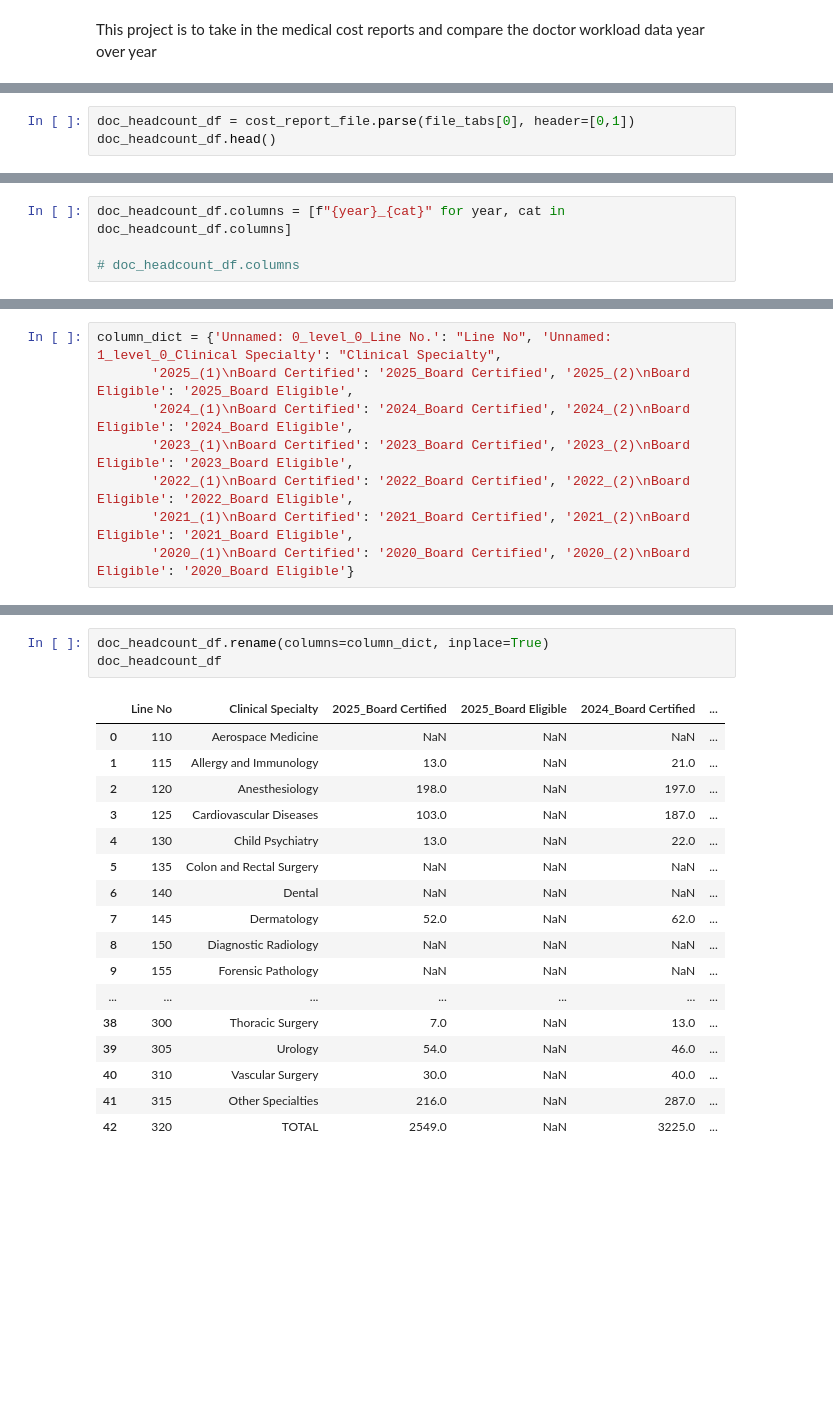
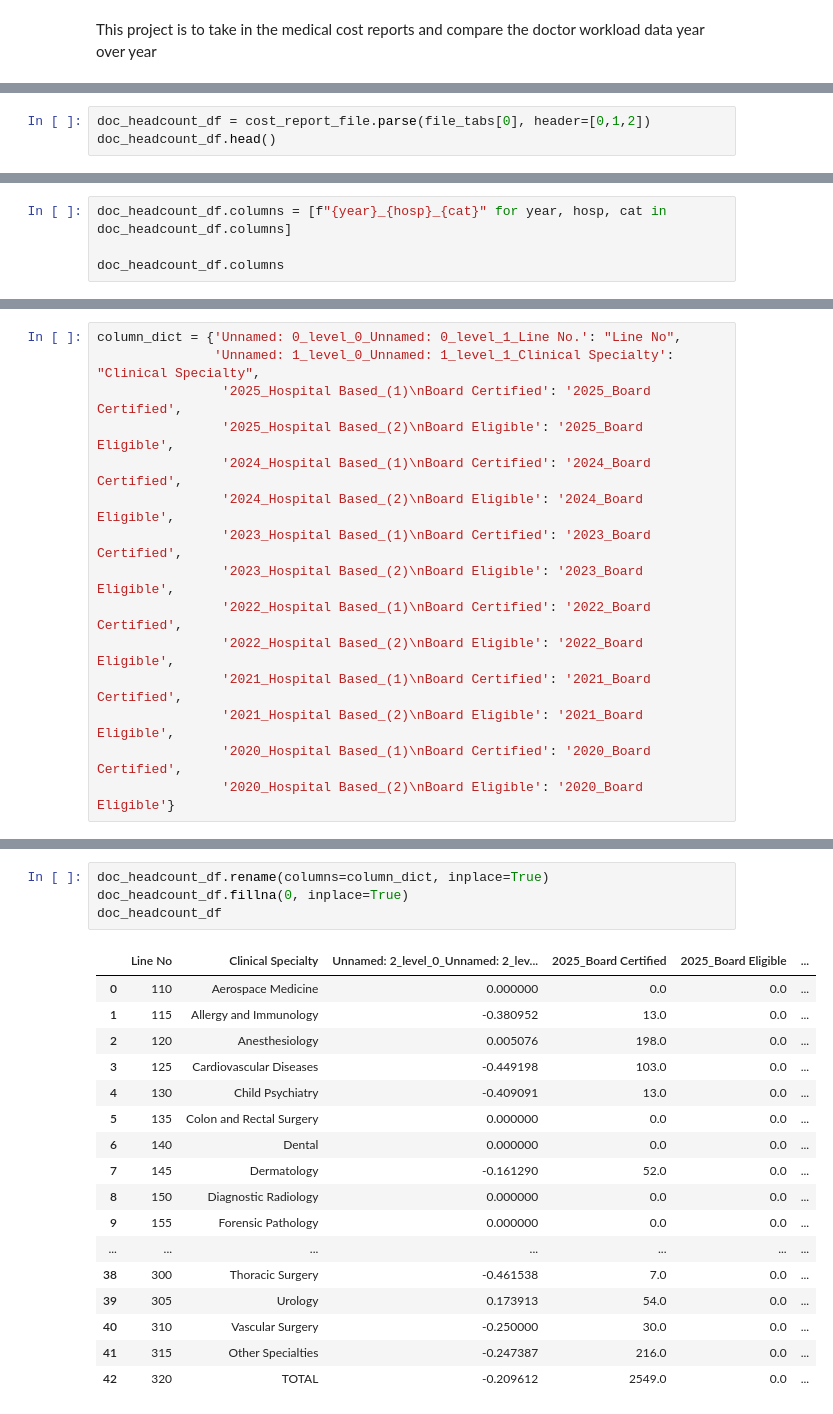
Before and after one commit to tougheye/Data_processing, a Jupyter notebook: Doctor_workload_analysis.ipynb, the cells around one changed output, grey strips where cells are left out. Drawn from its saved outputs; the diff is of its cells as text; blank space fills up the shorter version.

```diff
--- a/Doctor_workload_analysis.ipynb
+++ b/Doctor_workload_analysis.ipynb
@@ -11,4 +14,4 @@ file_tabs = cost_report_file.sheet_names
 # %%
-doc_headcount_df = cost_report_file.parse(file_tabs[0], header=[0,1])
+doc_headcount_df = cost_report_file.parse(file_tabs[0], header=[0,1,2])
 doc_headcount_df.head()
 # %% [output]
@@ -40,5 +30,5 @@ MultiIndex([('Unnamed: 0_level_0',             'Line No.'),
 # %%
-doc_headcount_df.columns = [f"{year}_{cat}" for year, cat in doc_headcount_df.columns]
+doc_headcount_df.columns = [f"{year}_{hosp}_{cat}" for year, hosp, cat in doc_headcount_df.columns]
 
-# doc_headcount_df.columns
+doc_headcount_df.columns
 # %% [output]
@@ -52,9 +54,16 @@ Index(['Unnamed: 0_level_0_Line No.', 'Unnamed: 1_level_0_Clinical Specialty',
       dtype='object')
 # %%
-column_dict = {'Unnamed: 0_level_0_Line No.': "Line No", 'Unnamed: 1_level_0_Clinical Specialty': "Clinical Specialty",
-       '2025_(1)\nBoard Certified': '2025_Board Certified', '2025_(2)\nBoard Eligible': '2025_Board Eligible',
-       '2024_(1)\nBoard Certified': '2024_Board Certified', '2024_(2)\nBoard Eligible': '2024_Board Eligible',
-       '2023_(1)\nBoard Certified': '2023_Board Certified', '2023_(2)\nBoard Eligible': '2023_Board Eligible',
-       '2022_(1)\nBoard Certified': '2022_Board Certified', '2022_(2)\nBoard Eligible': '2022_Board Eligible',
-       '2021_(1)\nBoard Certified': '2021_Board Certified', '2021_(2)\nBoard Eligible': '2021_Board Eligible',
-       '2020_(1)\nBoard Certified': '2020_Board Certified', '2020_(2)\nBoard Eligible': '2020_Board Eligible'}
+column_dict = {'Unnamed: 0_level_0_Unnamed: 0_level_1_Line No.': "Line No",
+               'Unnamed: 1_level_0_Unnamed: 1_level_1_Clinical Specialty': "Clinical Specialty",
+                '2025_Hospital Based_(1)\nBoard Certified': '2025_Board Certified',
+                '2025_Hospital Based_(2)\nBoard Eligible': '2025_Board Eligible',
+                '2024_Hospital Based_(1)\nBoard Certified': '2024_Board Certified',
+                '2024_Hospital Based_(2)\nBoard Eligible': '2024_Board Eligible',
+                '2023_Hospital Based_(1)\nBoard Certified': '2023_Board Certified',
+                '2023_Hospital Based_(2)\nBoard Eligible': '2023_Board Eligible',
+                '2022_Hospital Based_(1)\nBoard Certified': '2022_Board Certified',
+                '2022_Hospital Based_(2)\nBoard Eligible': '2022_Board Eligible',
+                '2021_Hospital Based_(1)\nBoard Certified': '2021_Board Certified',
+                '2021_Hospital Based_(2)\nBoard Eligible': '2021_Board Eligible',
+                '2020_Hospital Based_(1)\nBoard Certified': '2020_Board Certified',
+                '2020_Hospital Based_(2)\nBoard Eligible': '2020_Board Eligible'}
@@ -61,21 +91,22 @@ column_dict = {'Unnamed: 0_level_0_Line No.': "Line No", 'Unnamed: 1_level_0_Cli
 # %%
 doc_headcount_df.rename(columns=column_dict, inplace=True)
+doc_headcount_df.fillna(0, inplace=True)
 doc_headcount_df
 # %% [output]
-|  | Line No | Clinical Specialty | 2025_Board Certified | 2025_Board Eligible | 2024_Board Certified | ... |
-| 0 | 110 | Aerospace Medicine | NaN | NaN | NaN | ... |
-| 1 | 115 | Allergy and Immunology | 13.0 | NaN | 21.0 | ... |
-| 2 | 120 | Anesthesiology | 198.0 | NaN | 197.0 | ... |
-| 3 | 125 | Cardiovascular Diseases | 103.0 | NaN | 187.0 | ... |
-| 4 | 130 | Child Psychiatry | 13.0 | NaN | 22.0 | ... |
-| 5 | 135 | Colon and Rectal Surgery | NaN | NaN | NaN | ... |
-| 6 | 140 | Dental | NaN | NaN | NaN | ... |
-| 7 | 145 | Dermatology | 52.0 | NaN | 62.0 | ... |
-| 8 | 150 | Diagnostic Radiology | NaN | NaN | NaN | ... |
-| 9 | 155 | Forensic Pathology | NaN | NaN | NaN | ... |
+|  | Line No | Clinical Specialty | Unnamed: 2_level_0_Unnamed: 2_lev... | 2025_Board Certified | 2025_Board Eligible | ... |
+| 0 | 110 | Aerospace Medicine | 0.000000 | 0.0 | 0.0 | ... |
+| 1 | 115 | Allergy and Immunology | -0.380952 | 13.0 | 0.0 | ... |
+| 2 | 120 | Anesthesiology | 0.005076 | 198.0 | 0.0 | ... |
+| 3 | 125 | Cardiovascular Diseases | -0.449198 | 103.0 | 0.0 | ... |
+| 4 | 130 | Child Psychiatry | -0.409091 | 13.0 | 0.0 | ... |
+| 5 | 135 | Colon and Rectal Surgery | 0.000000 | 0.0 | 0.0 | ... |
+| 6 | 140 | Dental | 0.000000 | 0.0 | 0.0 | ... |
+| 7 | 145 | Dermatology | -0.161290 | 52.0 | 0.0 | ... |
+| 8 | 150 | Diagnostic Radiology | 0.000000 | 0.0 | 0.0 | ... |
+| 9 | 155 | Forensic Pathology | 0.000000 | 0.0 | 0.0 | ... |
 | ... | ... | ... | ... | ... | ... | ... |
-| 38 | 300 | Thoracic Surgery | 7.0 | NaN | 13.0 | ... |
-| 39 | 305 | Urology | 54.0 | NaN | 46.0 | ... |
-| 40 | 310 | Vascular Surgery | 30.0 | NaN | 40.0 | ... |
-| 41 | 315 | Other Specialties | 216.0 | NaN | 287.0 | ... |
-| 42 | 320 | TOTAL | 2549.0 | NaN | 3225.0 | ... |
+| 38 | 300 | Thoracic Surgery | -0.461538 | 7.0 | 0.0 | ... |
+| 39 | 305 | Urology | 0.173913 | 54.0 | 0.0 | ... |
+| 40 | 310 | Vascular Surgery | -0.250000 | 30.0 | 0.0 | ... |
+| 41 | 315 | Other Specialties | -0.247387 | 216.0 | 0.0 | ... |
+| 42 | 320 | TOTAL | -0.209612 | 2549.0 | 0.0 | ... |
```
Also changed, not shown: parts of 9 cells of this notebook.
